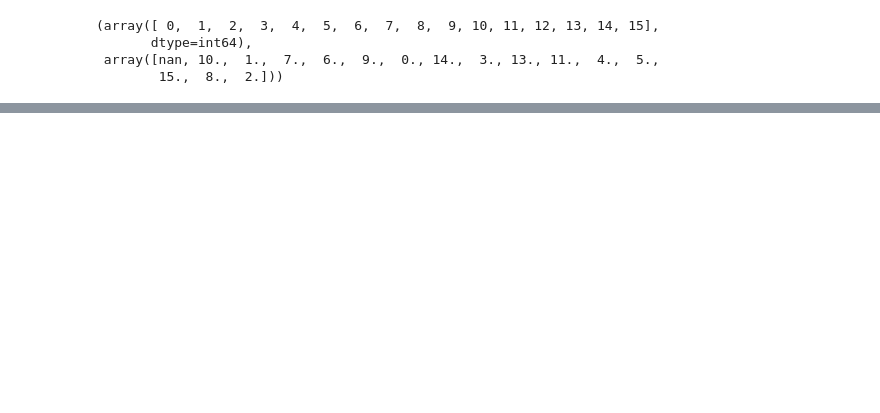
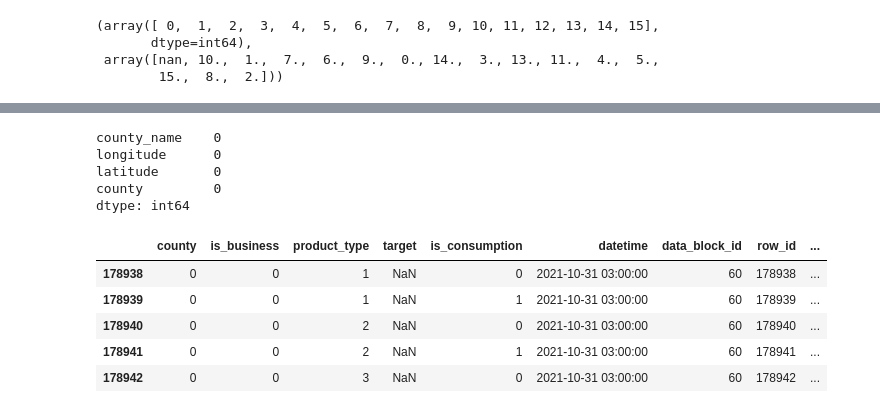
Before and after one commit to parimalakettymuthu/RegressionModels, a Jupyter notebook: Energy_Consumption_Prosumers.ipynb, the cells around one changed output, grey strips where cells are left out. Cells and saved outputs as stored; diff of their text form; code cells hidden in the pictures; blank space fills up the shorter version.

```diff
--- a/Energy_Consumption_Prosumers.ipynb
+++ b/Energy_Consumption_Prosumers.ipynb
@@ -76,0 +175,18 @@ train_df['county'].unique(), weather_station_to_county_mapping_df['county'].uniq
+# %%
+weather_station_to_county_mapping_df['county'] = weather_station_to_county_mapping_df['county'].astype('Int64')
+weather_station_to_county_mapping_df.isna().sum()
+# %% [output]
+county_name    0
+longitude      0
+latitude       0
+county         0
+dtype: int64
+# %%
+train_df[train_df['target'].isna()].head()
+# %% [output]
+|  | county | is_business | product_type | target | is_consumption | datetime | data_block_id | row_id | ... |
+| 178938 | 0 | 0 | 1 | NaN | 0 | 2021-10-31 03:00:00 | 60 | 178938 | ... |
+| 178939 | 0 | 0 | 1 | NaN | 1 | 2021-10-31 03:00:00 | 60 | 178939 | ... |
+| 178940 | 0 | 0 | 2 | NaN | 0 | 2021-10-31 03:00:00 | 60 | 178940 | ... |
+| 178941 | 0 | 0 | 2 | NaN | 1 | 2021-10-31 03:00:00 | 60 | 178941 | ... |
+| 178942 | 0 | 0 | 3 | NaN | 0 | 2021-10-31 03:00:00 | 60 | 178942 | ... |
```
Also changed, not shown: parts of 26 cells of this notebook.
